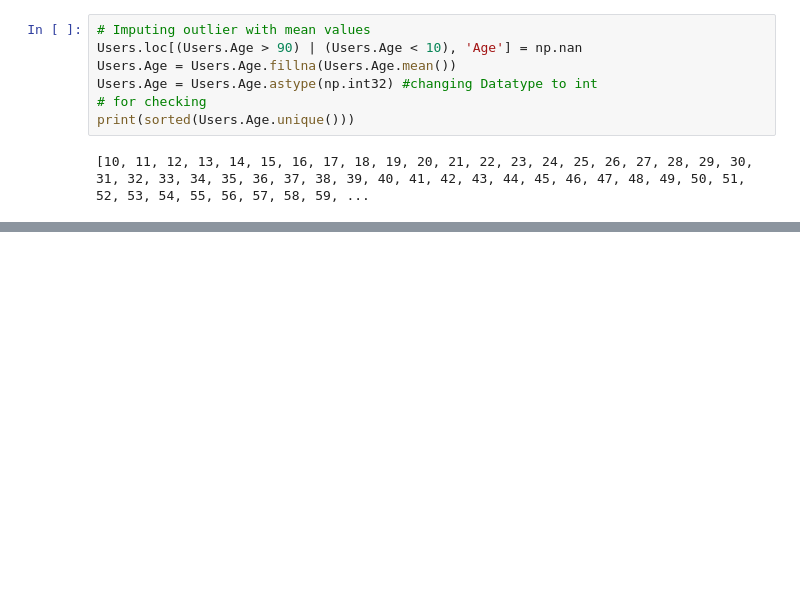
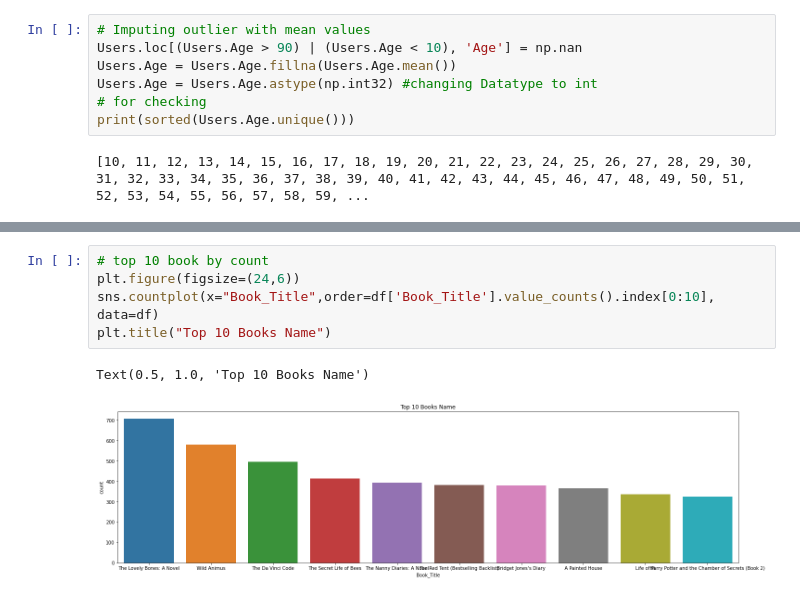
Before and after one commit to AjaharDaroga/BOOK_RECOMMENDATION_SYSTEM, a Jupyter notebook: BOOK_RECOMMENDATION_SYSTEM.ipynb, the cells around one changed output, grey strips where cells are left out. Cells and saved outputs as stored; diff of their text form; blank space fills up the shorter version.

```diff
--- a/BOOK_RECOMMENDATION_SYSTEM.ipynb
+++ b/BOOK_RECOMMENDATION_SYSTEM.ipynb
@@ -276,0 +545,8 @@ print(sorted(Users.Age.unique()))
+# %%
+# top 10 book by count
+plt.figure(figsize=(24,6))
+sns.countplot(x="Book_Title",order=df['Book_Title'].value_counts().index[0:10], data=df)
+plt.title("Top 10 Books Name")
+# %% [output]
+Text(0.5, 1.0, 'Top 10 Books Name')
+[figure, added]
```
Also changed, not shown: parts of 56 cells of this notebook.
